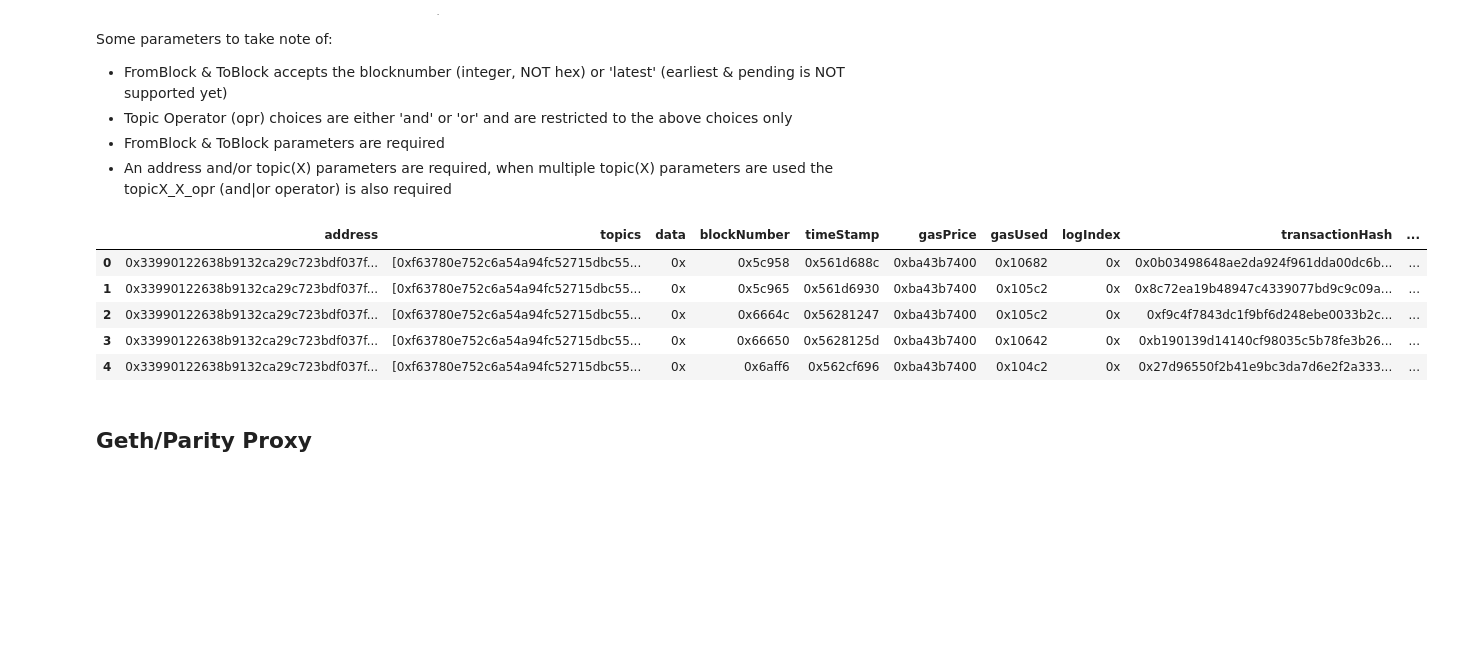
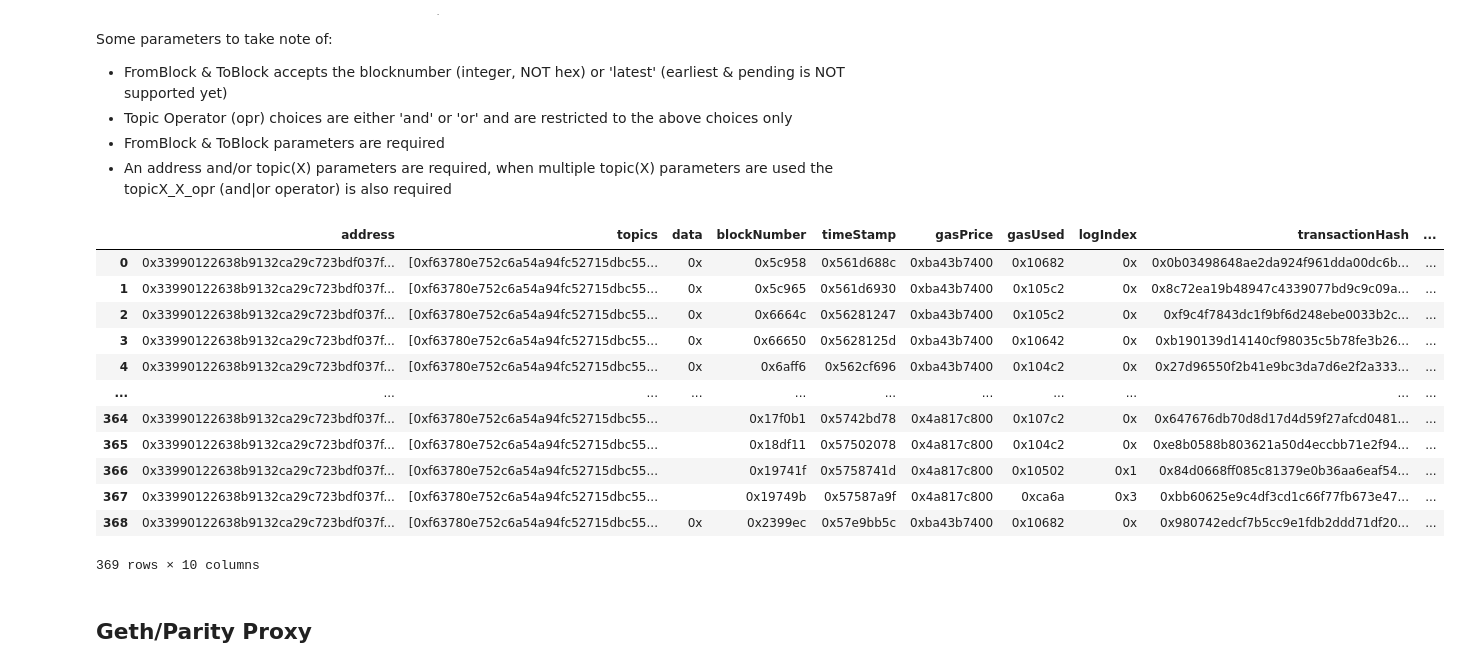
Before and after one commit to fairhopeweb/messari-python-api-private, a Jupyter notebook: examples/notebooks/Etherscan API Tutorial.ipynb, the cells around one changed output. Saved outputs shown, nothing was run; the diff lists cells and outputs as text; code cells hidden in the pictures; blank space fills up the shorter version.

```diff
--- a/examples/notebooks/Etherscan API Tutorial.ipynb
+++ b/examples/notebooks/Etherscan API Tutorial.ipynb
@@ -332,14 +332,21 @@ topic0='0xf63780e752c6a54a94fc52715dbc5518a3b4c3c2833d301a204226548a2a8545'
 # %%
 logs = es.get_logs(address, fromBlock, to_block=toBlock, topic0=topic0)
 time.sleep(1)
-logs.head()
+logs
 # %% [output]
 |  | address | topics | data | blockNumber | timeStamp | gasPrice | gasUsed | logIndex | transactionHash | ... |
 | 0 | 0x33990122638b9132ca29c723bdf037f... | [0xf63780e752c6a54a94fc52715dbc55... | 0x | 0x5c958 | 0x561d688c | 0xba43b7400 | 0x10682 | 0x | 0x0b03498648ae2da924f961dda00dc6b... | ... |
 | 1 | 0x33990122638b9132ca29c723bdf037f... | [0xf63780e752c6a54a94fc52715dbc55... | 0x | 0x5c965 | 0x561d6930 | 0xba43b7400 | 0x105c2 | 0x | 0x8c72ea19b48947c4339077bd9c9c09a... | ... |
 | 2 | 0x33990122638b9132ca29c723bdf037f... | [0xf63780e752c6a54a94fc52715dbc55... | 0x | 0x6664c | 0x56281247 | 0xba43b7400 | 0x105c2 | 0x | 0xf9c4f7843dc1f9bf6d248ebe0033b2c... | ... |
 | 3 | 0x33990122638b9132ca29c723bdf037f... | [0xf63780e752c6a54a94fc52715dbc55... | 0x | 0x66650 | 0x5628125d | 0xba43b7400 | 0x10642 | 0x | 0xb190139d14140cf98035c5b78fe3b26... | ... |
 | 4 | 0x33990122638b9132ca29c723bdf037f... | [0xf63780e752c6a54a94fc52715dbc55... | 0x | 0x6aff6 | 0x562cf696 | 0xba43b7400 | 0x104c2 | 0x | 0x27d96550f2b41e9bc3da7d6e2f2a333... | ... |
+| ... | ... | ... | ... | ... | ... | ... | ... | ... | ... | ... |
+| 364 | 0x33990122638b9132ca29c723bdf037f... | [0xf63780e752c6a54a94fc52715dbc55... |  | 0x17f0b1 | 0x5742bd78 | 0x4a817c800 | 0x107c2 | 0x | 0x647676db70d8d17d4d59f27afcd0481... | ... |
+| 365 | 0x33990122638b9132ca29c723bdf037f... | [0xf63780e752c6a54a94fc52715dbc55... |  | 0x18df11 | 0x57502078 | 0x4a817c800 | 0x104c2 | 0x | 0xe8b0588b803621a50d4eccbb71e2f94... | ... |
+| 366 | 0x33990122638b9132ca29c723bdf037f... | [0xf63780e752c6a54a94fc52715dbc55... |  | 0x19741f | 0x5758741d | 0x4a817c800 | 0x10502 | 0x1 | 0x84d0668ff085c81379e0b36aa6eaf54... | ... |
+| 367 | 0x33990122638b9132ca29c723bdf037f... | [0xf63780e752c6a54a94fc52715dbc55... |  | 0x19749b | 0x57587a9f | 0x4a817c800 | 0xca6a | 0x3 | 0xbb60625e9c4df3cd1c66f77fb673e47... | ... |
+| 368 | 0x33990122638b9132ca29c723bdf037f... | [0xf63780e752c6a54a94fc52715dbc55... | 0x | 0x2399ec | 0x57e9bb5c | 0xba43b7400 | 0x10682 | 0x | 0x980742edcf7b5cc9e1fdb2ddd71df20... | ... |
+369 rows × 10 columns
 # %% [markdown]
 ## Geth/Parity Proxy
 # %% [markdown]
```
Also changed, not shown: parts of 23 cells of this notebook, 19 other files.
